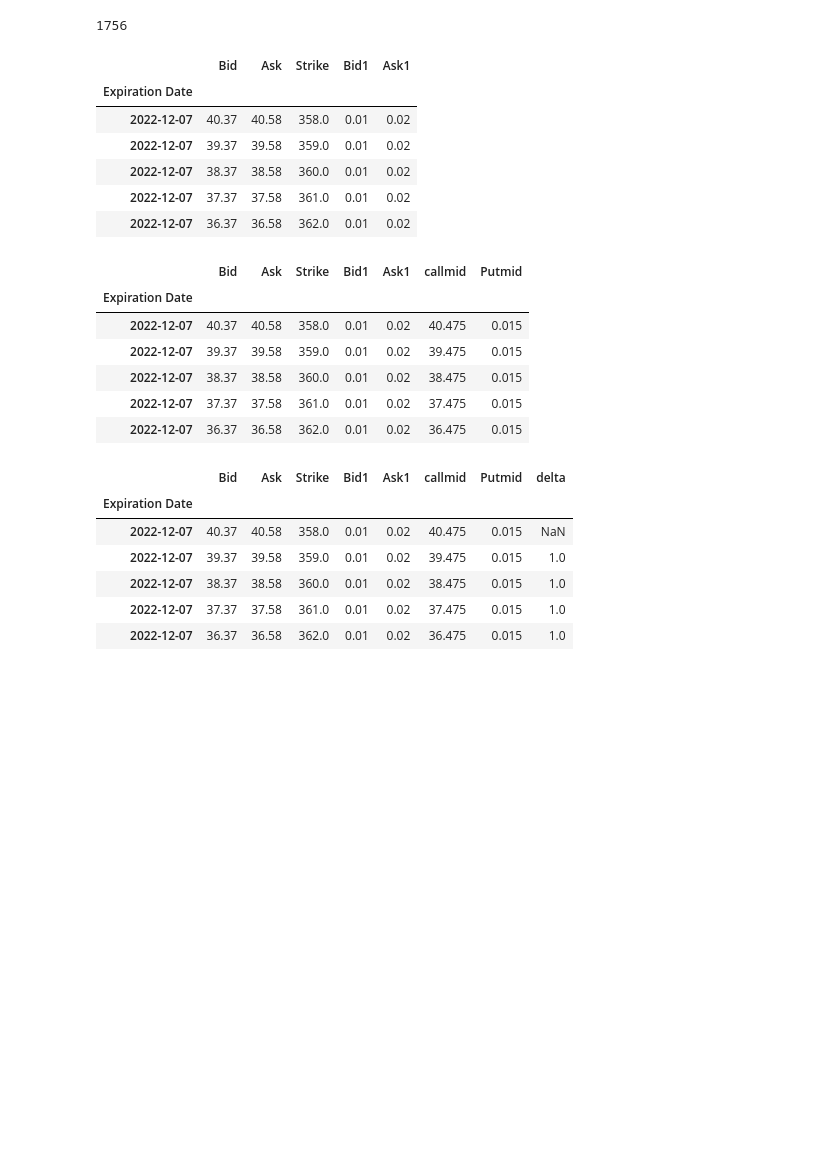
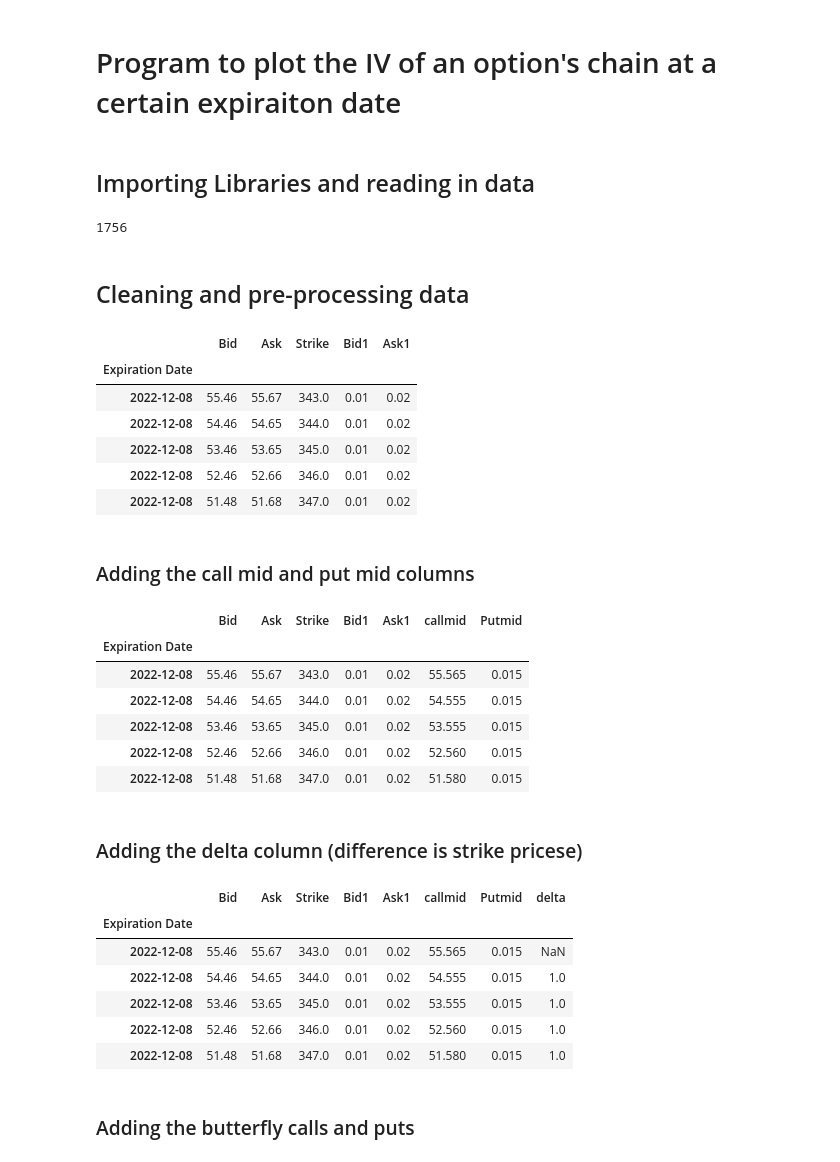
Before and after one commit to Rishik-J/QuantFinance, a Jupyter notebook: QDistribution.ipynb, the cells around one changed output. Cells and saved outputs as stored; diff of their text form; code cells hidden in the pictures; blank space fills up the shorter version.

```diff
--- a/QDistribution.ipynb
+++ b/QDistribution.ipynb
@@ -1,3 +1,7 @@
 # %% [markdown]
 <a href="https://colab.research.google.com/github/Rishik-J/QuantFinance/blob/main/QDistribution.ipynb" target="_parent"><img src="https://colab.research.google.com/assets/colab-badge.svg" alt="Open In Colab"/></a>
+# %% [markdown]
+# Program to plot the IV of an option's chain at a certain expiraiton date
+# %% [markdown]
+## Importing Libraries and reading in data
 # %%
@@ -10,23 +16,32 @@ data.rename(columns = {'Bid.1':'Bid1', 'Ask.1':'Ask1'}, inplace = True)
 len(data.index)
 # %% [output]
 1756
+# %% [markdown]
+## Cleaning and pre-processing data
 # %%
+# Select the expiration data you want to plot the Q distribution for
+data = data.loc['2022-12-8']
+
+# Remove irrelavent columns
 columns = ['Bid', 'Ask', 'Strike', 'Bid1', 'Ask1']
 data = data[columns]
-data = data.loc['2022-12-7']
+
+# Remove all rows that have a $0 bid or ask price
 data = data[data.Bid1 > 0]
 data = data[data.Bid > 0]
 data = data[data.Ask > 0]
 data = data[data.Ask1 > 0]
 data.head()
 # %% [output]
 |  | Bid | Ask | Strike | Bid1 | Ask1 |
 | Expiration Date |  |  |  |  |  |
-| 2022-12-07 | 40.37 | 40.58 | 358.0 | 0.01 | 0.02 |
-| 2022-12-07 | 39.37 | 39.58 | 359.0 | 0.01 | 0.02 |
-| 2022-12-07 | 38.37 | 38.58 | 360.0 | 0.01 | 0.02 |
-| 2022-12-07 | 37.37 | 37.58 | 361.0 | 0.01 | 0.02 |
-| 2022-12-07 | 36.37 | 36.58 | 362.0 | 0.01 | 0.02 |
+| 2022-12-08 | 55.46 | 55.67 | 343.0 | 0.01 | 0.02 |
+| 2022-12-08 | 54.46 | 54.65 | 344.0 | 0.01 | 0.02 |
+| 2022-12-08 | 53.46 | 53.65 | 345.0 | 0.01 | 0.02 |
+| 2022-12-08 | 52.46 | 52.66 | 346.0 | 0.01 | 0.02 |
+| 2022-12-08 | 51.48 | 51.68 | 347.0 | 0.01 | 0.02 |
+# %% [markdown]
+### Adding the call mid and put mid columns
 # %%
 def mid(bid, ask):
   return (bid+ask)/2
@@ -44,11 +59,13 @@ data.head()
 # %% [output]
 |  | Bid | Ask | Strike | Bid1 | Ask1 | callmid | Putmid |
 | Expiration Date |  |  |  |  |  |  |  |
-| 2022-12-07 | 40.37 | 40.58 | 358.0 | 0.01 | 0.02 | 40.475 | 0.015 |
-| 2022-12-07 | 39.37 | 39.58 | 359.0 | 0.01 | 0.02 | 39.475 | 0.015 |
-| 2022-12-07 | 38.37 | 38.58 | 360.0 | 0.01 | 0.02 | 38.475 | 0.015 |
-| 2022-12-07 | 37.37 | 37.58 | 361.0 | 0.01 | 0.02 | 37.475 | 0.015 |
-| 2022-12-07 | 36.37 | 36.58 | 362.0 | 0.01 | 0.02 | 36.475 | 0.015 |
+| 2022-12-08 | 55.46 | 55.67 | 343.0 | 0.01 | 0.02 | 55.565 | 0.015 |
+| 2022-12-08 | 54.46 | 54.65 | 344.0 | 0.01 | 0.02 | 54.555 | 0.015 |
+| 2022-12-08 | 53.46 | 53.65 | 345.0 | 0.01 | 0.02 | 53.555 | 0.015 |
+| 2022-12-08 | 52.46 | 52.66 | 346.0 | 0.01 | 0.02 | 52.560 | 0.015 |
+| 2022-12-08 | 51.48 | 51.68 | 347.0 | 0.01 | 0.02 | 51.580 | 0.015 |
+# %% [markdown]
+### Adding the delta column (difference is strike pricese)
 # %%
 difference = data['Strike'].diff()
 data['delta'] = difference
@@ -56,11 +73,13 @@ data.head()
 # %% [output]
 |  | Bid | Ask | Strike | Bid1 | Ask1 | callmid | Putmid | delta |
 | Expiration Date |  |  |  |  |  |  |  |  |
-| 2022-12-07 | 40.37 | 40.58 | 358.0 | 0.01 | 0.02 | 40.475 | 0.015 | NaN |
-| 2022-12-07 | 39.37 | 39.58 | 359.0 | 0.01 | 0.02 | 39.475 | 0.015 | 1.0 |
-| 2022-12-07 | 38.37 | 38.58 | 360.0 | 0.01 | 0.02 | 38.475 | 0.015 | 1.0 |
-| 2022-12-07 | 37.37 | 37.58 | 361.0 | 0.01 | 0.02 | 37.475 | 0.015 | 1.0 |
-| 2022-12-07 | 36.37 | 36.58 | 362.0 | 0.01 | 0.02 | 36.475 | 0.015 | 1.0 |
+| 2022-12-08 | 55.46 | 55.67 | 343.0 | 0.01 | 0.02 | 55.565 | 0.015 | NaN |
+| 2022-12-08 | 54.46 | 54.65 | 344.0 | 0.01 | 0.02 | 54.555 | 0.015 | 1.0 |
+| 2022-12-08 | 53.46 | 53.65 | 345.0 | 0.01 | 0.02 | 53.555 | 0.015 | 1.0 |
+| 2022-12-08 | 52.46 | 52.66 | 346.0 | 0.01 | 0.02 | 52.560 | 0.015 | 1.0 |
+| 2022-12-08 | 51.48 | 51.68 | 347.0 | 0.01 | 0.02 | 51.580 | 0.015 | 1.0 |
+# %% [markdown]
+### Adding the butterfly calls and puts
 # %%
 calls = []
 puts = []
```
Also changed, not shown: parts of 8 cells of this notebook.
